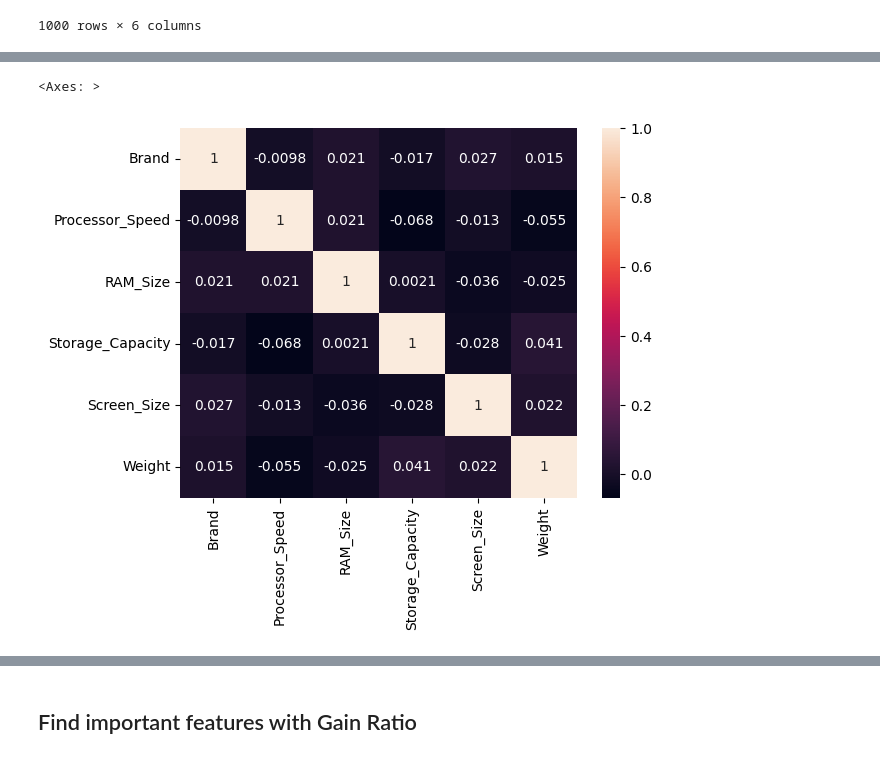
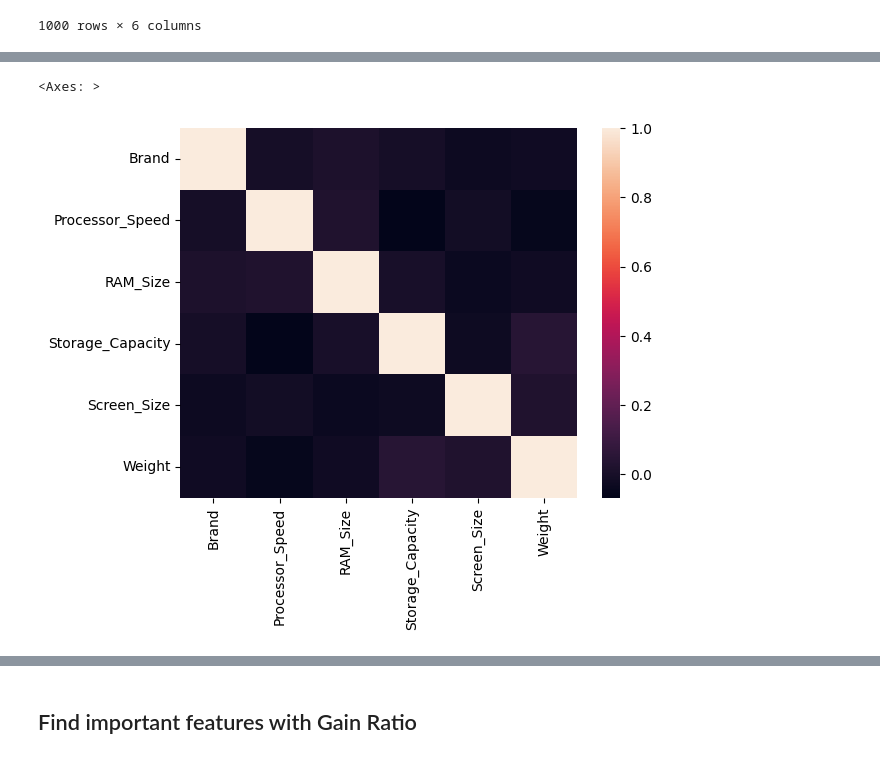
Before and after one commit to TJesT/tpnn, a Jupyter notebook: 1.ipynb, the cells around one changed output, grey strips where cells are left out. Cells and saved outputs as stored; diff of their text form; code cells hidden in the pictures.

```diff
--- a/1.ipynb
+++ b/1.ipynb
@@ -46,5 +30,5 @@ raw_data[raw_data.isna().any(axis=1)] # no `None`s or `numpy.NaN`s
 # %%
-features, target = raw_data.loc[:, raw_data.columns != 'Price'], raw_data['Price']
+features, target = raw_data.loc[:, raw_data.columns != 'Price'], raw_data.loc[:, 'Price']
 features: pd.DataFrame
 features
 # %% [output]
@@ -121,6 +108,6 @@ raw_data['Price'].plot.hist(logx=True)
 # %%
-corr_matrix = decimal_features.corr()
-sns.heatmap(corr_matrix, annot=True)
+corr_matrix = features.corr()
+sns.heatmap(corr_matrix)
 # %% [output]
 <Axes: >
-[figure, old version]
+[figure, new version]
```
Also changed, not shown: parts of 32 cells of this notebook, 31 other files.
